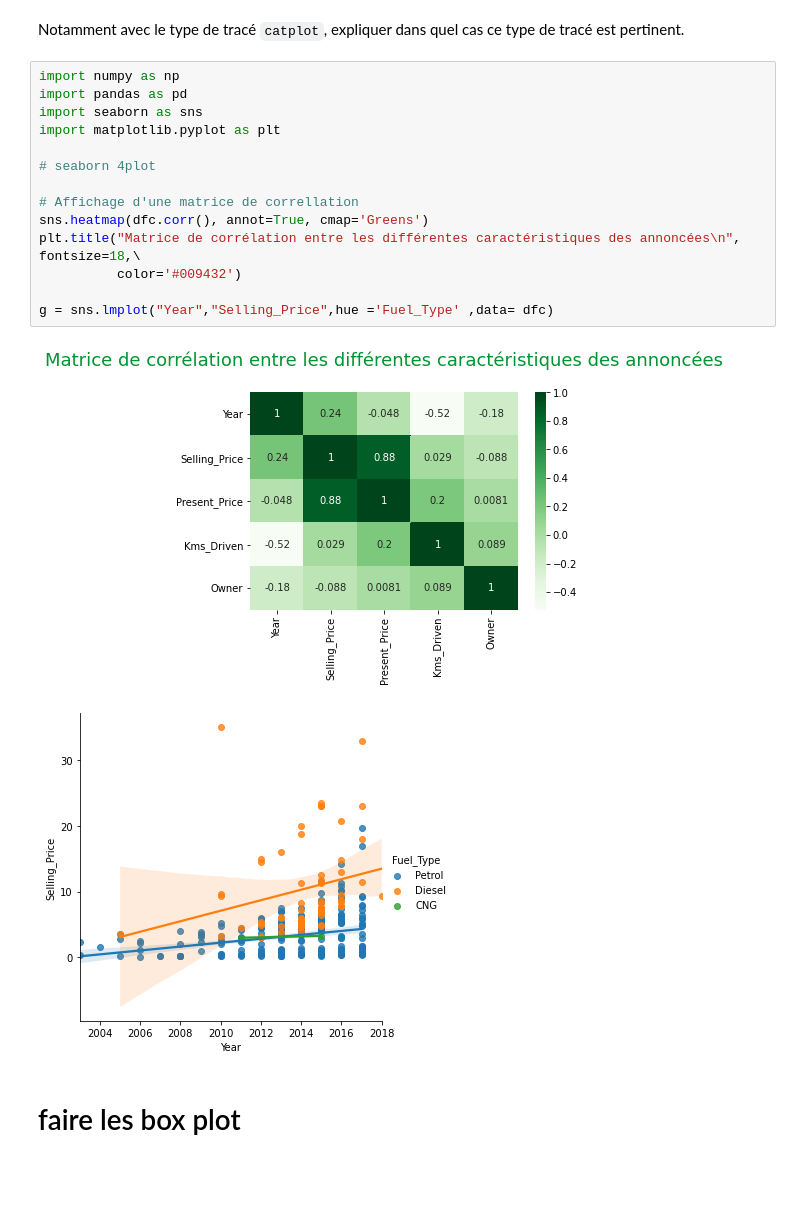
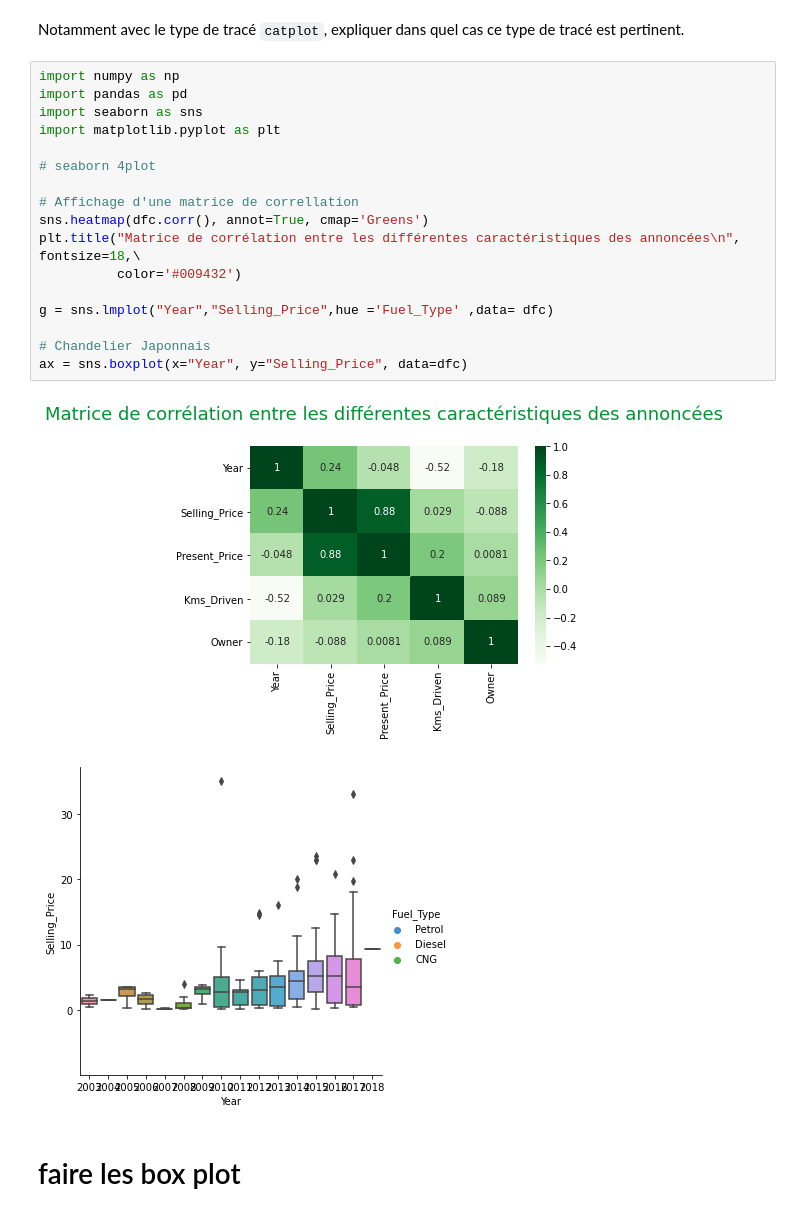
Before and after one commit to jpphi/brief1, a Jupyter notebook: Brief1 - rendu.ipynb, the cells around one changed output. Drawn from its saved outputs; the diff is of its cells as text; blank space fills up the shorter version.

Commit message:
Box plot implenté

```diff
--- a/Brief1 - rendu.ipynb
+++ b/Brief1 - rendu.ipynb
@@ -220,20 +220,23 @@ pertinent.
 # %%
 import numpy as np
 import pandas as pd
 import seaborn as sns
 import matplotlib.pyplot as plt
 
 # seaborn 4plot
 
 # Affichage d'une matrice de correllation
 sns.heatmap(dfc.corr(), annot=True, cmap='Greens')
 plt.title("Matrice de corrélation entre les différentes caractéristiques des annoncées\n", fontsize=18,\
           color='#009432')
 
 g = sns.lmplot("Year","Selling_Price",hue ='Fuel_Type' ,data= dfc)
+
+# Chandelier Japonnais
+ax = sns.boxplot(x="Year", y="Selling_Price", data=dfc)
 # %% [output]
 [figure]
-[figure, old version]
+[figure, new version]
 # %% [markdown]
 # faire les box plot
 # %% [markdown]
```
Also changed, not shown: parts of 2 cells of this notebook.
